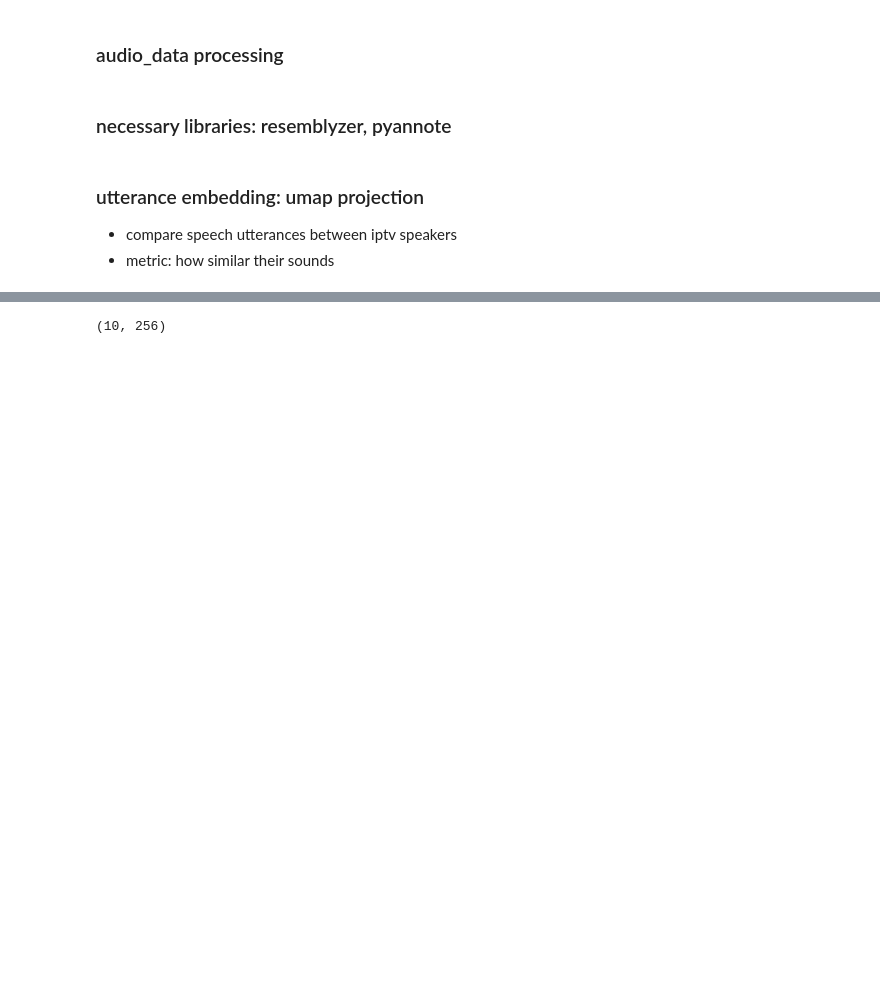
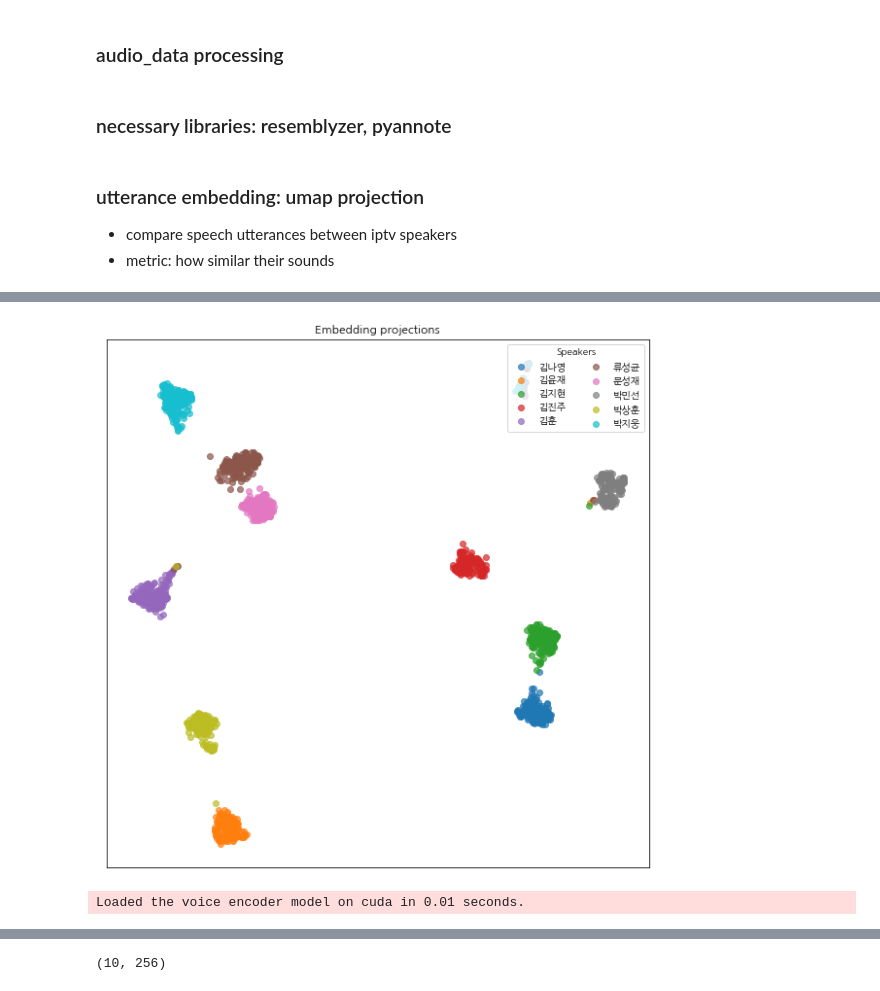
Before and after one commit to kwangje/sr_base-demo, a Jupyter notebook: demo-vis.ipynb, the cells around one changed output, grey strips where cells are left out. Drawn from its saved outputs; the diff is of its cells as text; code cells hidden in the pictures; blank space fills up the shorter version.

```diff
--- a/demo-vis.ipynb
+++ b/demo-vis.ipynb
@@ -173,0 +121,18 @@ assert np.allclose(utt_sim_matrix, utt_sim_matrix2)
+# %%
+## Project the embeddings in 2D space
+plot_projection_adv(utterance_embeds, speakers, title="Embedding projections")
+plt.show()
+# %% [output]
+[figure, added]
+# %%
+wav_fpaths_2 = list(Path("audio_data", "iptv_uttr", "sample2").glob("**/*.wav"))
+speakers_2 = list(map(lambda wav_fpath: wav_fpath.parent.stem, wav_fpaths_2))
+wavs_2 = np.array(list(map(preprocess_wav, tqdm(wav_fpaths_2, "Preprocessing wavs", len(wav_fpaths_2), position=0))))
+speaker_wavs_2 = {speaker: wavs_2[list(indices)] for speaker, indices in
+                    groupby(range(len(wavs_2)), lambda i: speakers_2[i])}
+
+## Compute the embeddings
+encoder_2 = VoiceEncoder()
+utterance_embeds_2 = np.array(list(map(encoder_2.embed_utterance, wavs_2)))
+# %% [output]
+Loaded the voice encoder model on cuda in 0.01 seconds.
```
Also changed, not shown: parts of 47 cells of this notebook, 33 other files.
